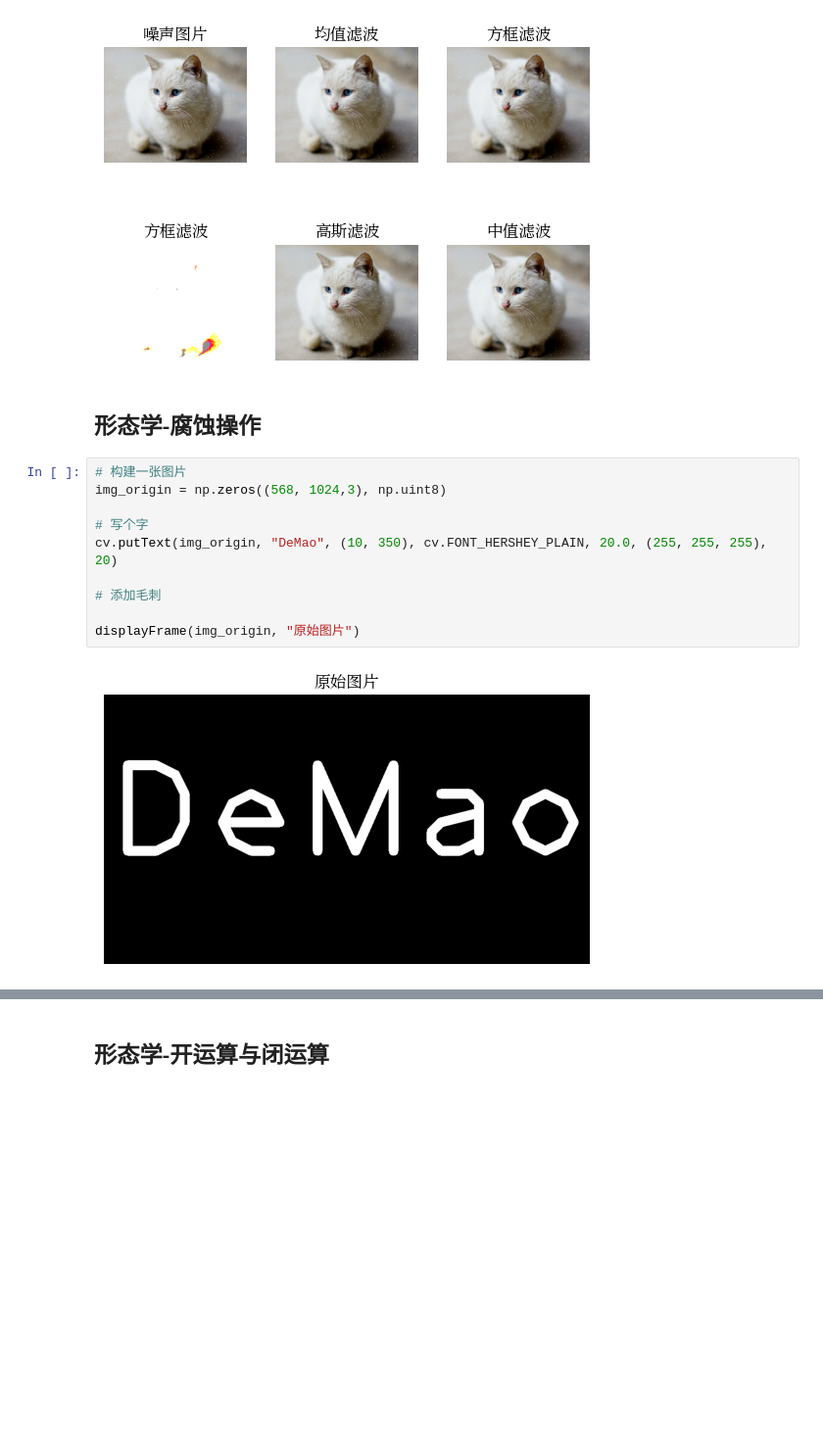
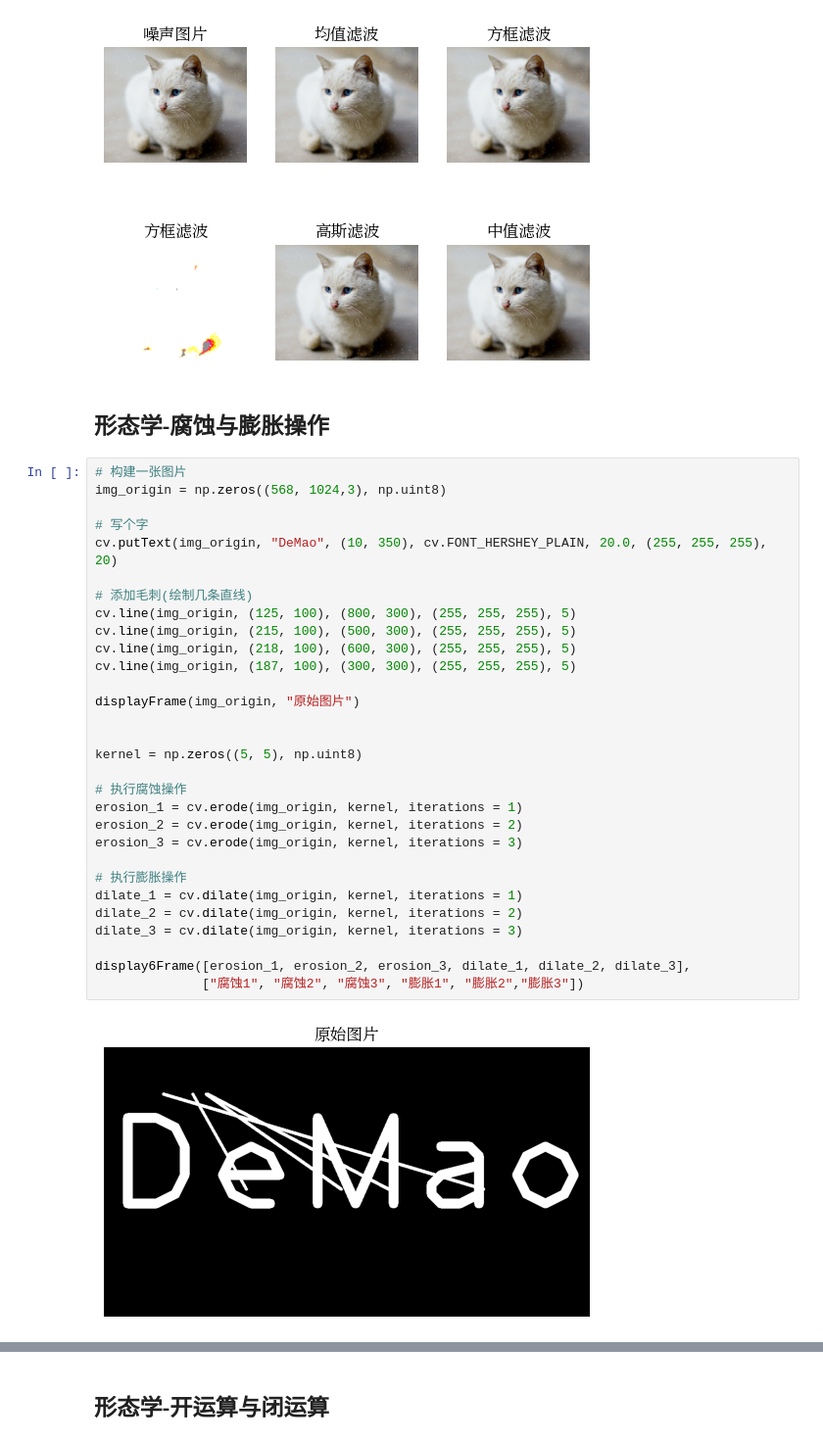
Before and after one commit to mengdemao/jupyter, a Jupyter notebook: opencv.ipynb, the cells around one changed output, grey strips where cells are left out. Shown at 98% size. Saved outputs shown, nothing was run; the diff lists cells and outputs as text; blank space fills up the shorter version.

```diff
--- a/opencv.ipynb
+++ b/opencv.ipynb
@@ -319,16 +319,36 @@ display6Frame([img_noise, img_blur, img_box1, img_box2, img_gaus, img_media],
 # %% [output]
 [figure]
 # %% [markdown]
-## 形态学-腐蚀操作
+## 形态学-腐蚀与膨胀操作
 # %%
 # 构建一张图片
 img_origin = np.zeros((568, 1024,3), np.uint8)
 
 # 写个字
 cv.putText(img_origin, "DeMao", (10, 350), cv.FONT_HERSHEY_PLAIN, 20.0, (255, 255, 255), 20)
 
-# 添加毛刺
+# 添加毛刺(绘制几条直线)
+cv.line(img_origin, (125, 100), (800, 300), (255, 255, 255), 5)
+cv.line(img_origin, (215, 100), (500, 300), (255, 255, 255), 5)
+cv.line(img_origin, (218, 100), (600, 300), (255, 255, 255), 5)
+cv.line(img_origin, (187, 100), (300, 300), (255, 255, 255), 5)
 
 displayFrame(img_origin, "原始图片")
+
+
+kernel = np.zeros((5, 5), np.uint8)
+
+# 执行腐蚀操作
+erosion_1 = cv.erode(img_origin, kernel, iterations = 1)
+erosion_2 = cv.erode(img_origin, kernel, iterations = 2)
+erosion_3 = cv.erode(img_origin, kernel, iterations = 3)
+
+# 执行膨胀操作
+dilate_1 = cv.dilate(img_origin, kernel, iterations = 1)
+dilate_2 = cv.dilate(img_origin, kernel, iterations = 2)
+dilate_3 = cv.dilate(img_origin, kernel, iterations = 3)
+
+display6Frame([erosion_1, erosion_2, erosion_3, dilate_1, dilate_2, dilate_3],
+              ["腐蚀1", "腐蚀2", "腐蚀3", "膨胀1", "膨胀2","膨胀3"])
 # %% [output]
-[figure, old version]
+[figure, new version]
```
Also changed, not shown: parts of 7 cells of this notebook, 2 other files.
